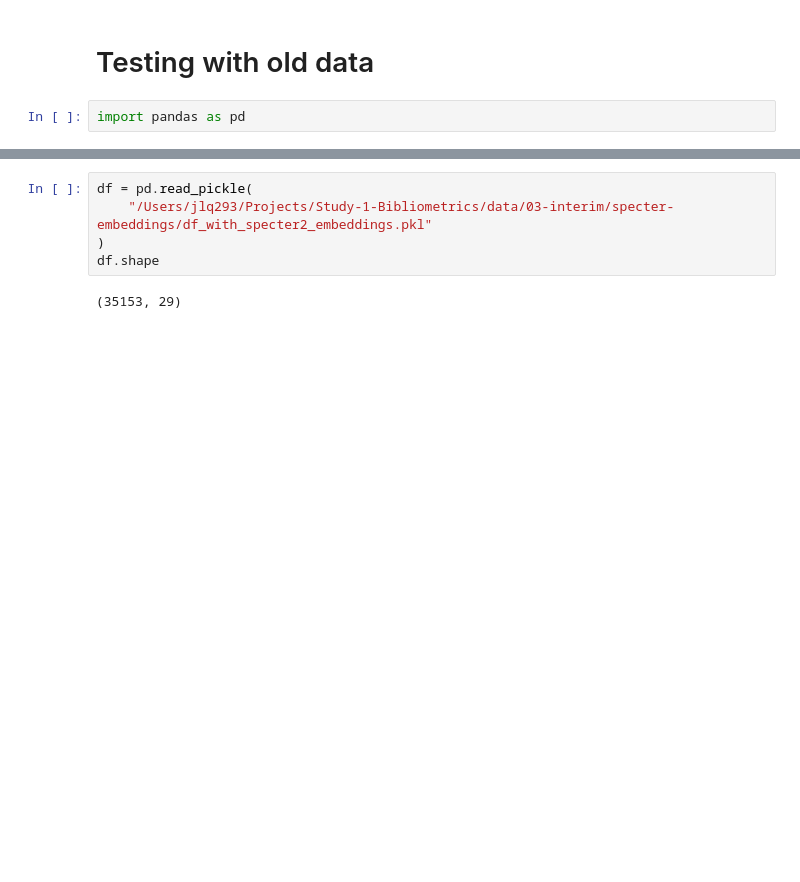
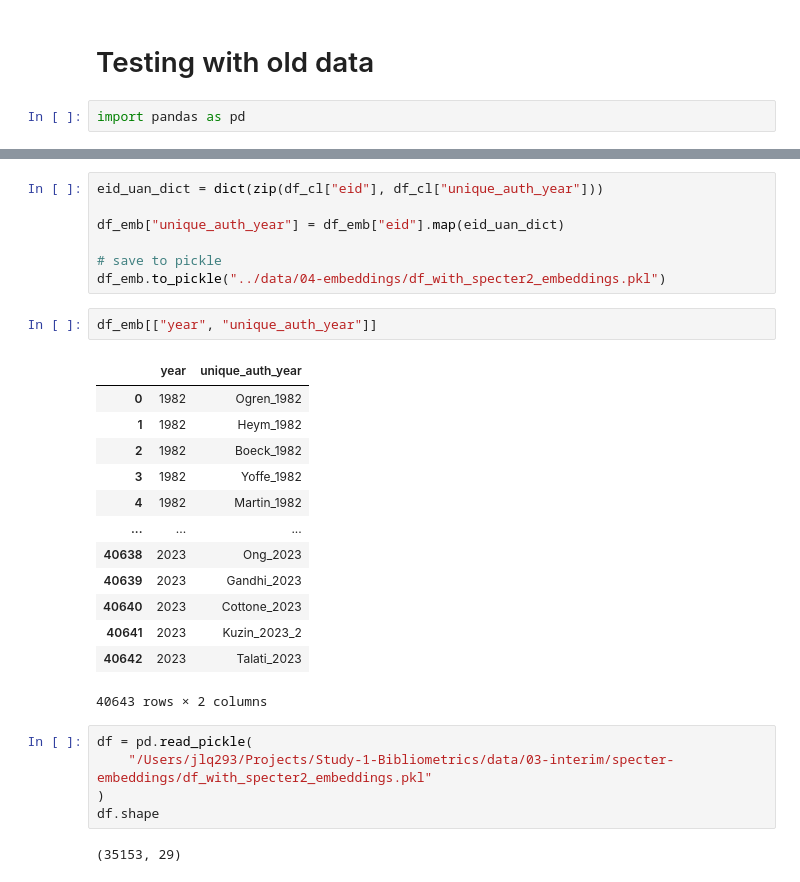
Before and after one commit to jarolim14/SSRI-Evolution, a Jupyter notebook: notebooks/99-test.ipynb, the cells around one changed output, grey strips where cells are left out. Saved outputs shown, nothing was run; the diff lists cells and outputs as text; blank space fills up the shorter version.

```diff
--- a/notebooks/99-test.ipynb
+++ b/notebooks/99-test.ipynb
@@ -5,3 +27,26 @@ import pandas as pd
+# %%
+eid_uan_dict = dict(zip(df_cl["eid"], df_cl["unique_auth_year"]))
+
+df_emb["unique_auth_year"] = df_emb["eid"].map(eid_uan_dict)
+
+# save to pickle
+df_emb.to_pickle("../data/04-embeddings/df_with_specter2_embeddings.pkl")
+# %%
+df_emb[["year", "unique_auth_year"]]
+# %% [output]
+|  | year | unique_auth_year |
+| 0 | 1982 | Ogren_1982 |
+| 1 | 1982 | Heym_1982 |
+| 2 | 1982 | Boeck_1982 |
+| 3 | 1982 | Yoffe_1982 |
+| 4 | 1982 | Martin_1982 |
+| ... | ... | ... |
+| 40638 | 2023 | Ong_2023 |
+| 40639 | 2023 | Gandhi_2023 |
+| 40640 | 2023 | Cottone_2023 |
+| 40641 | 2023 | Kuzin_2023_2 |
+| 40642 | 2023 | Talati_2023 |
+40643 rows × 2 columns
 # %%
 df = pd.read_pickle(
     "/Users/jlq293/Projects/Study-1-Bibliometrics/data/03-interim/specter-embeddings/df_with_specter2_embeddings.pkl"
```
Also changed, not shown: parts of 2 cells of this notebook, 9 other files.
